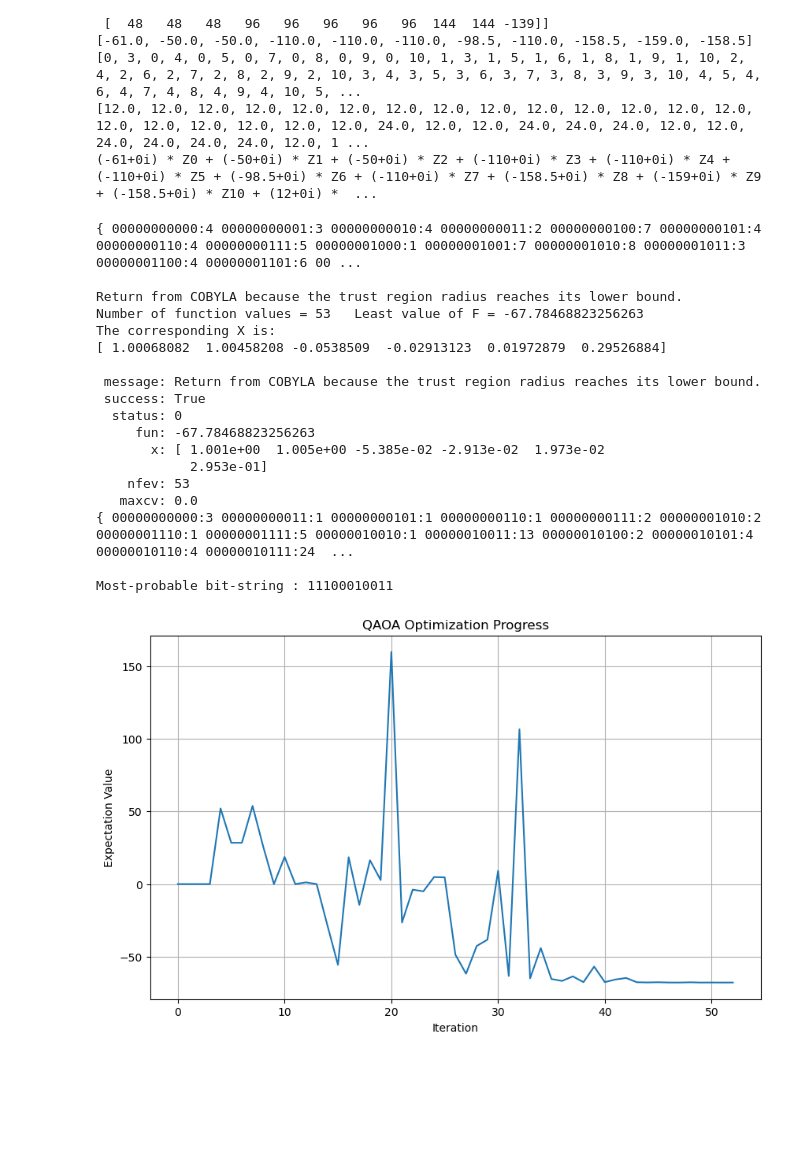
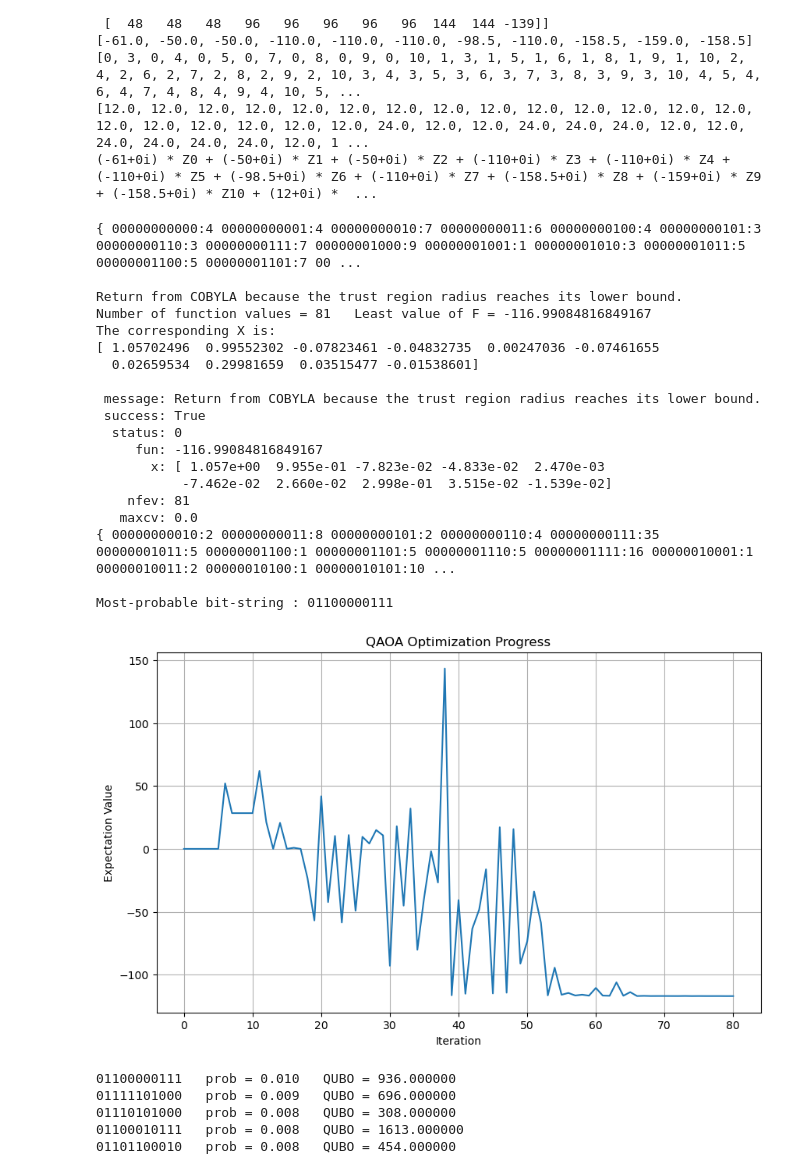
Before and after one commit to sergey-gusev94/QUBONotebooks, a Jupyter notebook: notebooks_py/6-based_qchop.ipynb, the cells around one changed output. Drawn from its saved outputs; the diff is of its cells as text; code cells hidden in the pictures; blank space fills up the shorter version.

Commit message:
added helper

```diff
--- a/notebooks_py/6-based_qchop.ipynb
+++ b/notebooks_py/6-based_qchop.ipynb
@@ -266,7 +335,7 @@ from scipy.optimize import minimize
 
 n_qubits = 11
 
-layers = 3
+layers = 5
 init = np.random.uniform(0, 0, 2*layers)
 
 initial= cudaq.sample(qaoa_kernel, init, n_qubits, layers,  # Sample results from initial state with all 0 parameters
@@ -287,40 +356,52 @@ def qaoa_cost(theta):
 
 opt_result = minimize(qaoa_cost, init, method='COBYLA',
                       options={'maxiter': 200, 'disp': True})
 
 
 print(opt_result)
 
 shots = cudaq.sample(qaoa_kernel, opt_result.x, n_qubits, layers,
                      h_list, pair_inds, J_list, shots_count=10000)
 
 print(shots)
 print('Most-probable bit-string :', np.array(shots.most_probable()).astype(str))
 
 plt.figure(figsize=(10, 6))
 plt.plot(cost_history)
 plt.xlabel('Iteration')
 plt.ylabel("Expectation Value")
 plt.title('QAOA Optimization Progress')
 plt.grid(True)
 plt.show()
 # %% [output]
-{ 00000000000:4 00000000001:3 00000000010:4 00000000011:2 00000000100:7 00000000101:4 00000000110:4 00000000111:5 00000001000:1 00000001001:7 00000001010:8 00000001011:3 00000001100:4 00000001101:6 00 ...
+{ 00000000000:4 00000000001:4 00000000010:7 00000000011:6 00000000100:4 00000000101:3 00000000110:3 00000000111:7 00000001000:9 00000001001:1 00000001010:3 00000001011:5 00000001100:5 00000001101:7 00 ...
 
 Return from COBYLA because the trust region radius reaches its lower bound.
-Number of function values = 53   Least value of F = -67.78468823256263
+Number of function values = 81   Least value of F = -116.99084816849167
 The corresponding X is:
-[ 1.00068082  1.00458208 -0.0538509  -0.02913123  0.01972879  0.29526884]
+[ 1.05702496  0.99552302 -0.07823461 -0.04832735  0.00247036 -0.07461655
+  0.02659534  0.29981659  0.03515477 -0.01538601]
 
  message: Return from COBYLA because the trust region radius reaches its lower bound.
  success: True
   status: 0
-     fun: -67.78468823256263
-       x: [ 1.001e+00  1.005e+00 -5.385e-02 -2.913e-02  1.973e-02
-            2.953e-01]
-    nfev: 53
+     fun: -116.99084816849167
+       x: [ 1.057e+00  9.955e-01 -7.823e-02 -4.833e-02  2.470e-03
+           -7.462e-02  2.660e-02  2.998e-01  3.515e-02 -1.539e-02]
+    nfev: 81
    maxcv: 0.0
-{ 00000000000:3 00000000011:1 00000000101:1 00000000110:1 00000000111:2 00000001010:2 00000001110:1 00000001111:5 00000010010:1 00000010011:13 00000010100:2 00000010101:4 00000010110:4 00000010111:24  ...
+{ 00000000010:2 00000000011:8 00000000101:2 00000000110:4 00000000111:35 00000001011:5 00000001100:1 00000001101:5 00000001110:5 00000001111:16 00000010001:1 00000010011:2 00000010100:1 00000010101:10 ...
 
-Most-probable bit-string : 11100010011
+Most-probable bit-string : 01100000111
-[figure, old version]
+[figure, new version]
+# %%
+from helper import top_k_bitstrings
+
+# Enter a CUDA-Q Sampleresult, Q, and the number of top bistrings to list
+top5 = top_k_bitstrings(shots, Q, k=5)
+# %% [output]
+01100000111   prob = 0.010   QUBO = 936.000000
+01111101000   prob = 0.009   QUBO = 696.000000
+01110101000   prob = 0.008   QUBO = 308.000000
+01100010111   prob = 0.008   QUBO = 1613.000000
+01101100010   prob = 0.008   QUBO = 454.000000
```
Also changed, not shown: parts of 2 cells of this notebook, 1 other file.
